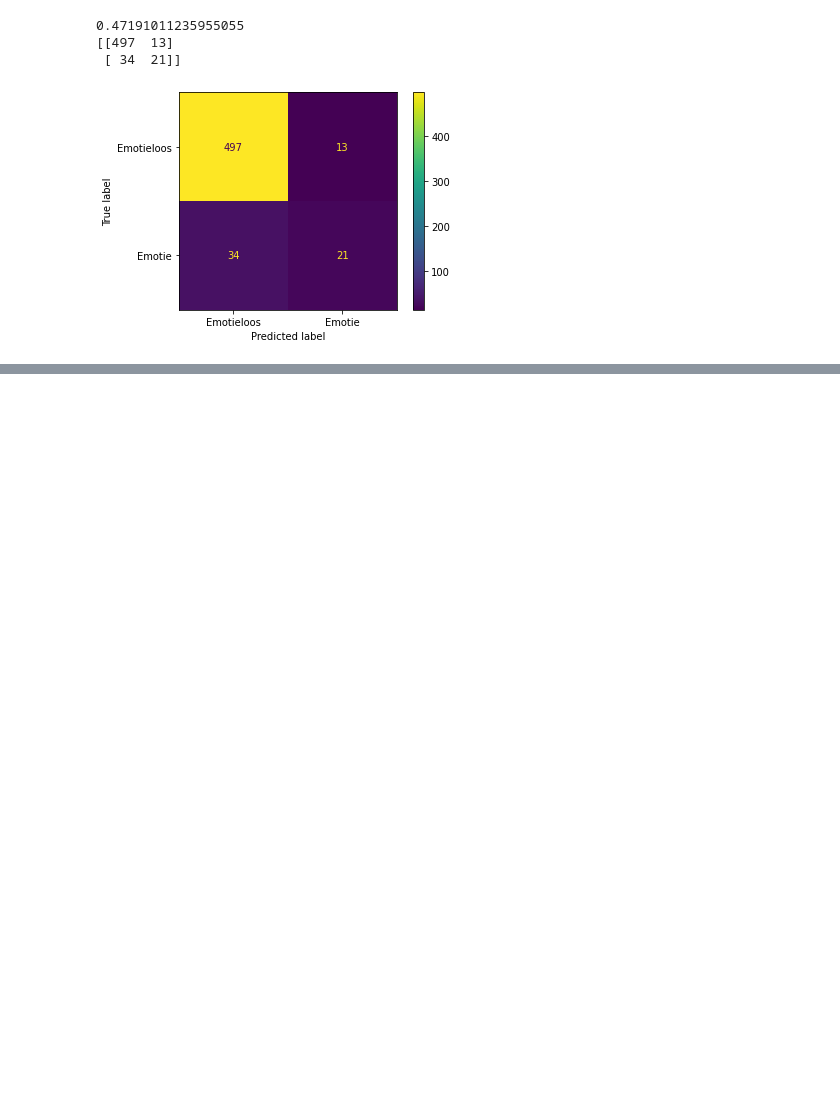
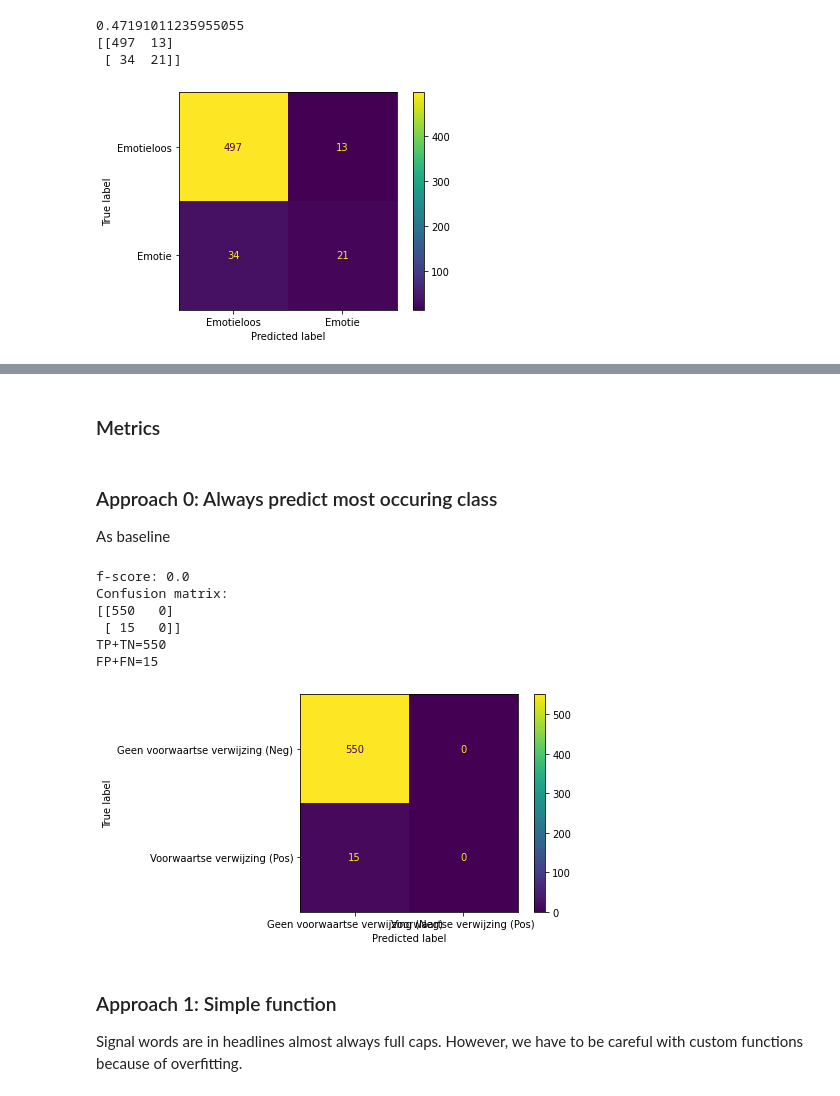
Before and after one commit to arnodeceuninck/news-headlines-research, a Jupyter notebook: 1 Label classification.ipynb, the cells around one changed output, grey strips where cells are left out. Cells and saved outputs as stored; diff of their text form; code cells hidden in the pictures; blank space fills up the shorter version.

```diff
--- a/1 Label classification.ipynb
+++ b/1 Label classification.ipynb
@@ -1601,0 +1743,6 @@ confusion_matrix(valid_y, predictions)
+# %%
+from sklearn import model_selection
+
+df = pd.read_excel('headline-data/Dataverwerking.xlsx', sheet_name='Verwerking')
+train_x, valid_x, train_y, valid_y = model_selection.train_test_split(df['Headline '], df['Signaalwoorden'])
+train_y.value_counts()
@@ -1601,0 +1776,34 @@ confusion_matrix(valid_y, predictions)
+# %% [markdown]
+### Metrics
+# %%
+from sklearn import metrics
+def evaluate(target, predicted):
+    display_labels = ['Geen voorwaartse verwijzing (Neg)', 'Voorwaartse verwijzing (Pos)']
+
+    cm = metrics.confusion_matrix(target, predicted)
+    f1 = metrics.f1_score(target, predicted)
+
+    print(f"f-score: {f1}")
+    print(f"Confusion matrix: \n{cm}")
+    print(f"TP+TN={cm[0,0]+cm[1,1]}")
+    print(f"FP+FN={cm[0,1]+cm[1,0]}")
+    metrics.ConfusionMatrixDisplay(confusion_matrix=cm, display_labels=display_labels).plot()
+# %% [markdown]
+### Approach 0: Always predict most occuring class
+As baseline
+# %%
+import numpy as np
+most_occuring = np.bincount(train_y).argmax()
+predictions = np.full(len(valid_y), most_occuring)
+evaluate(valid_y, predictions)
+# %% [output]
+f-score: 0.0
+Confusion matrix:
+[[550   0]
+ [ 15   0]]
+TP+TN=550
+FP+FN=15
+[figure, added]
+# %% [markdown]
+### Approach 1: Simple function
+Signal words are in headlines almost always full caps. However, we have to be careful with custom functions because of overfitting.
```
Also changed, not shown: parts of 33 cells of this notebook.
